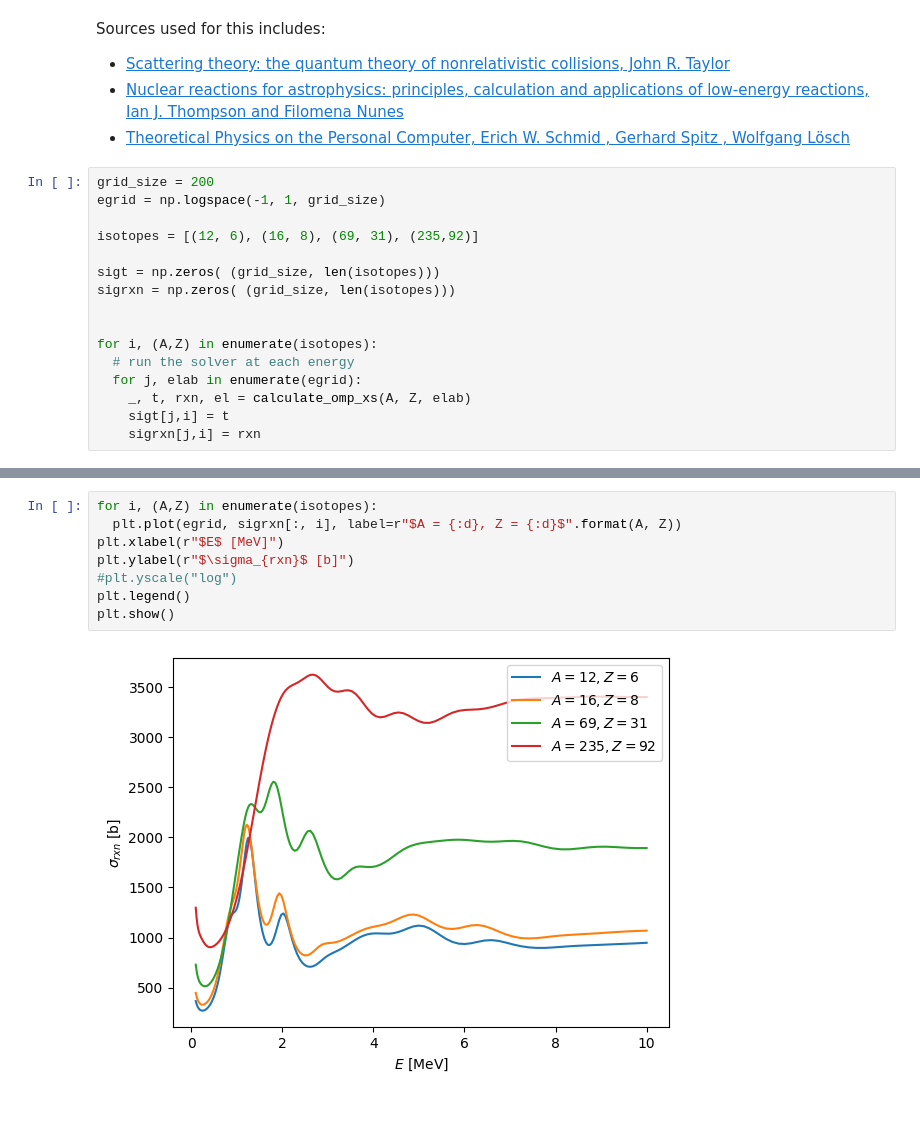
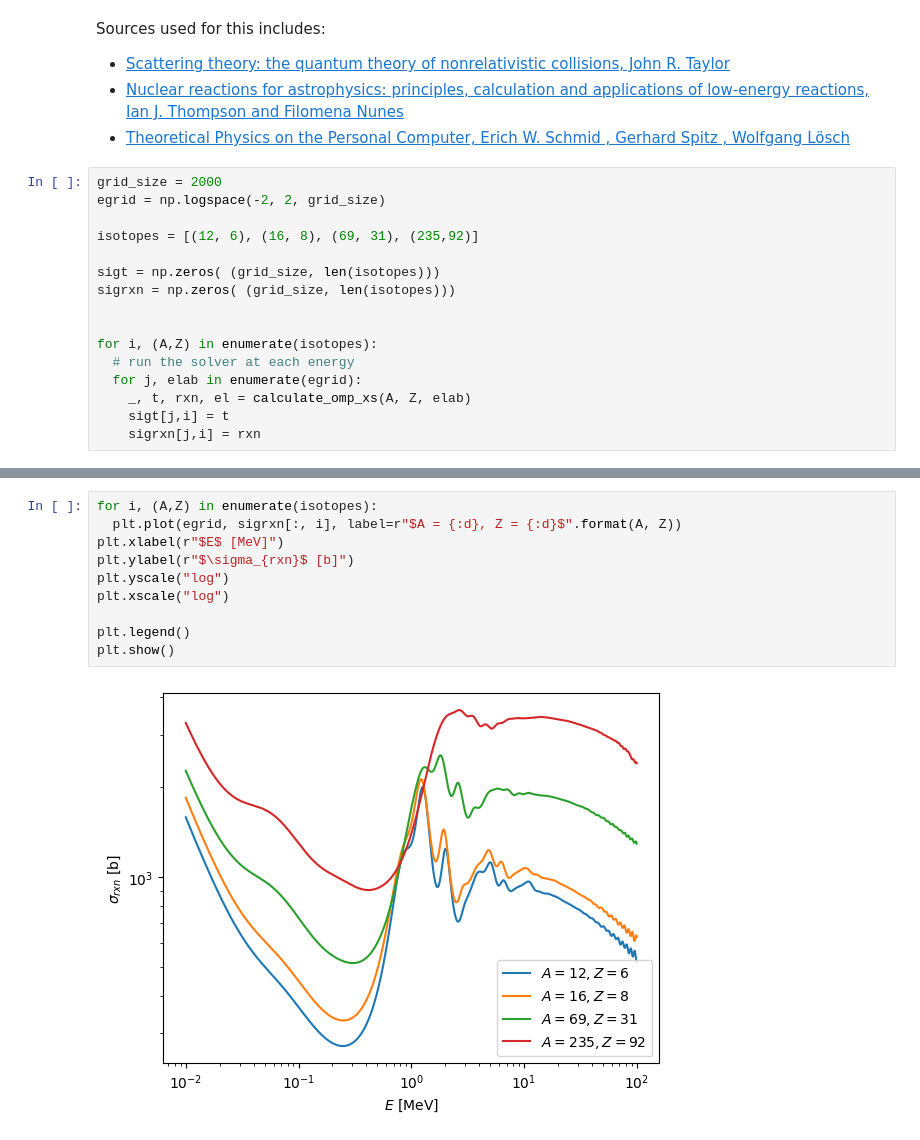
Before and after one commit to beykyle/computational-nuclear-reactions, a Jupyter notebook: 441_EC_numerical_scattering_solutions.ipynb, the cells around one changed output, grey strips where cells are left out. Cells and saved outputs as stored; diff of their text form; blank space fills up the shorter version.

```diff
--- a/441_EC_numerical_scattering_solutions.ipynb
+++ b/441_EC_numerical_scattering_solutions.ipynb
@@ -1265,8 +1265,8 @@ Sources used for this includes:
 - [Nuclear reactions for astrophysics: principles, calculation and applications of low-energy reactions, Ian J. Thompson and Filomena Nunes](https://www.google.com/books/edition/Nuclear_Reactions_for_Astrophysics/sXH2BufDFyAC?hl=en&gbpv=1&dq=reactions+for+nuclear+astrophysics+ian+thompson&pg=PR5&printsec=frontcover)
 - [ Theoretical Physics on the Personal Computer, Erich W. Schmid , Gerhard Spitz , Wolfgang Lösch ](https://link.springer.com/book/10.1007/978-3-642-75471-5)
 # %%
-grid_size = 200
-egrid = np.logspace(-1, 1, grid_size)
+grid_size = 2000
+egrid = np.logspace(-2, 2, grid_size)
 
 isotopes = [(12, 6), (16, 8), (69, 31), (235,92)]
 
@@ -1293,10 +1295,12 @@ plt.show()
 # %%
 for i, (A,Z) in enumerate(isotopes):
   plt.plot(egrid, sigrxn[:, i], label=r"$A = {:d}, Z = {:d}$".format(A, Z))
 plt.xlabel(r"$E$ [MeV]")
 plt.ylabel(r"$\sigma_{rxn}$ [b]")
-#plt.yscale("log")
+plt.yscale("log")
+plt.xscale("log")
+
 plt.legend()
 plt.show()
 # %% [output]
-[figure, old version]
+[figure, new version]
```
Also changed, not shown: parts of 1 cell of this notebook.
